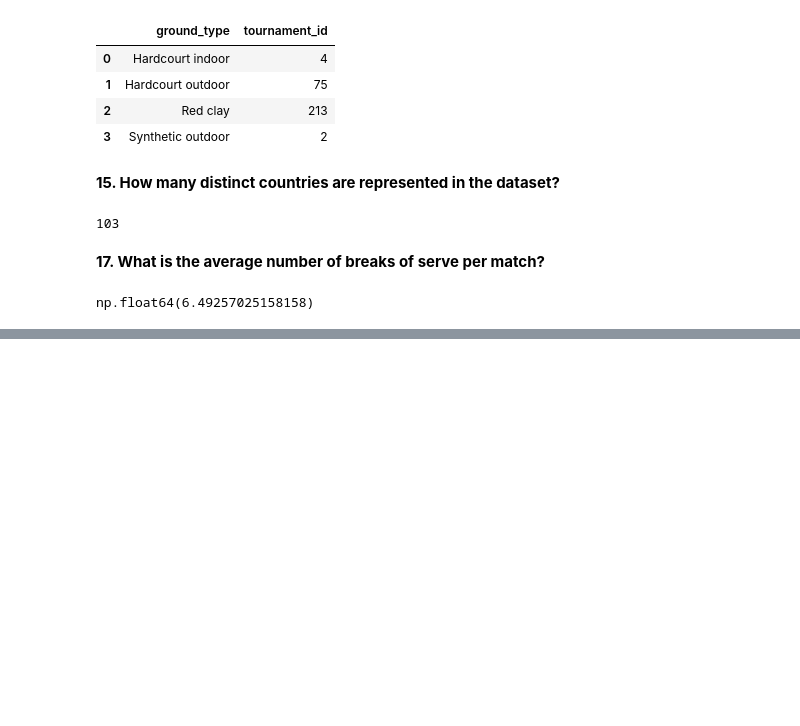
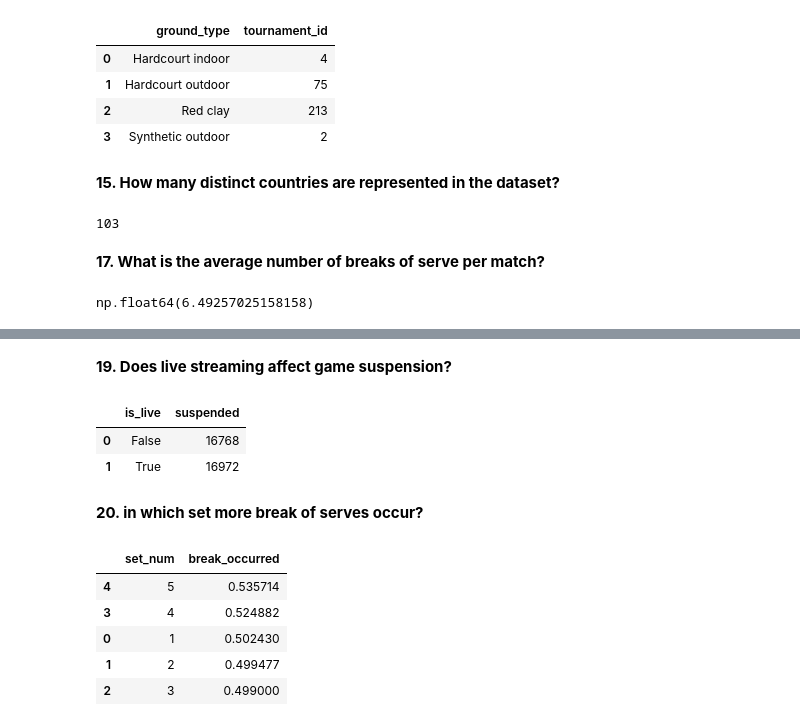
Before and after one commit to fahosseini79/project, a Jupyter notebook: 1.ipynb, the cells around one changed output, grey strips where cells are left out. Saved outputs shown, nothing was run; the diff lists cells and outputs as text; code cells hidden in the pictures; blank space fills up the shorter version.

```diff
--- a/1.ipynb
+++ b/1.ipynb
@@ -262,0 +280,22 @@ np.float64(6.49257025158158)
+# %% [markdown]
+**19. Does live streaming affect game suspension?**
+# %%
+odds_info = pd.read_csv('project1/df/df_odds.csv')
+odds_info.groupby('is_live')['suspended'].count().reset_index()
+# %% [output]
+|  | is_live | suspended |
+| 0 | False | 16768 |
+| 1 | True | 16972 |
+# %% [markdown]
+**20. in which set more break of serves occur?**
+# %%
+power_info = pd.read_csv('project1/df/df_power.csv')
+organized_power_info = power_info.groupby('set_num')['break_occurred'].mean().reset_index()
+organized_power_info.sort_values(ascending=False, by = 'break_occurred')
+# %% [output]
+|  | set_num | break_occurred |
+| 4 | 5 | 0.535714 |
+| 3 | 4 | 0.524882 |
+| 0 | 1 | 0.502430 |
+| 1 | 2 | 0.499477 |
+| 2 | 3 | 0.499000 |
```
Also changed, not shown: parts of 5 cells of this notebook, 2 other files.
